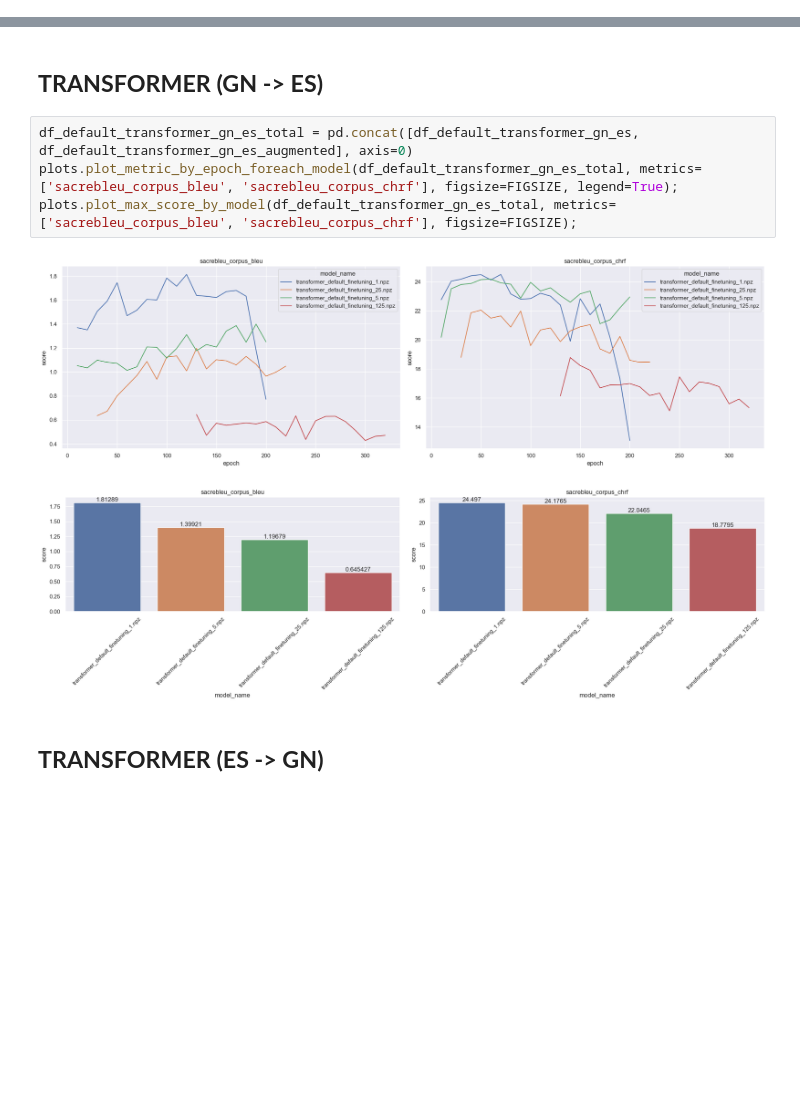
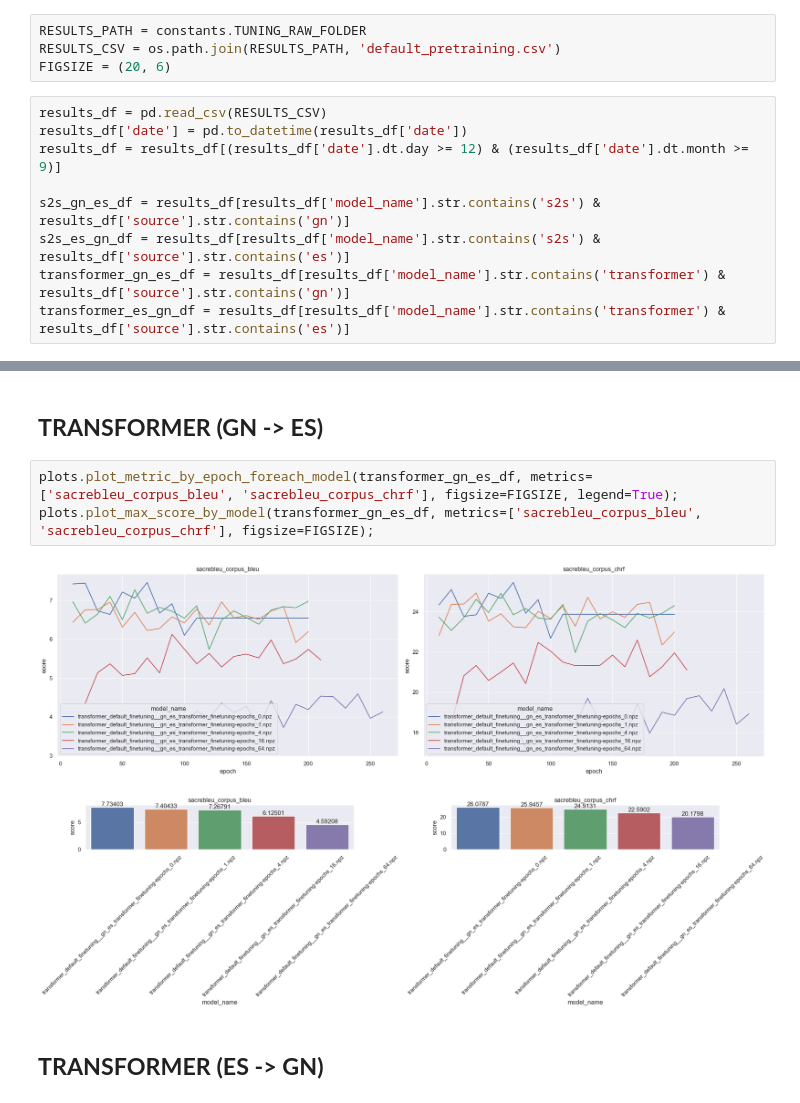
Before and after one commit to baladon-lucas-pardinas/NMT-Translation-gn-es, a Jupyter notebook: notebooks/augmented_tests.ipynb, the cells around one changed output, grey strips where cells are left out. Drawn from its saved outputs; the diff is of its cells as text; blank space fills up the shorter version.

Commit message:
[DOCUMENTATION] results from default pretraining test

```diff
--- a/notebooks/augmented_tests.ipynb
+++ b/notebooks/augmented_tests.ipynb
@@ -35,3 +9,16 @@ df_default_transformer_es_gn = df_default_es_gn[df_default_es_gn['model_name'].s
+# %%
+RESULTS_PATH = constants.TUNING_RAW_FOLDER
+RESULTS_CSV = os.path.join(RESULTS_PATH, 'default_pretraining.csv')
+FIGSIZE = (20, 6)
+# %%
+results_df = pd.read_csv(RESULTS_CSV)
+results_df['date'] = pd.to_datetime(results_df['date'])
+results_df = results_df[(results_df['date'].dt.day >= 12) & (results_df['date'].dt.month >= 9)]
+
+s2s_gn_es_df = results_df[results_df['model_name'].str.contains('s2s') & results_df['source'].str.contains('gn')]
+s2s_es_gn_df = results_df[results_df['model_name'].str.contains('s2s') & results_df['source'].str.contains('es')]
+transformer_gn_es_df = results_df[results_df['model_name'].str.contains('transformer') & results_df['source'].str.contains('gn')]
+transformer_es_gn_df = results_df[results_df['model_name'].str.contains('transformer') & results_df['source'].str.contains('es')]
 # %% [markdown]
 **TODO: 2 GPUS + VER VOCAB**
 # %% [markdown]
@@ -55,12 +40,11 @@ plots.plot_max_score_by_model(df_default_s2s_es_gn_total, metrics=['sacrebleu_co
 # %% [markdown]
 ## **TRANSFORMER (GN -> ES)**
 # %%
-df_default_transformer_gn_es_total = pd.concat([df_default_transformer_gn_es, df_default_transformer_gn_es_augmented], axis=0)
-plots.plot_metric_by_epoch_foreach_model(df_default_transformer_gn_es_total, metrics=['sacrebleu_corpus_bleu', 'sacrebleu_corpus_chrf'], figsize=FIGSIZE, legend=True);
-plots.plot_max_score_by_model(df_default_transformer_gn_es_total, metrics=['sacrebleu_corpus_bleu', 'sacrebleu_corpus_chrf'], figsize=FIGSIZE);
+plots.plot_metric_by_epoch_foreach_model(transformer_gn_es_df, metrics=['sacrebleu_corpus_bleu', 'sacrebleu_corpus_chrf'], figsize=FIGSIZE, legend=True);
+plots.plot_max_score_by_model(transformer_gn_es_df, metrics=['sacrebleu_corpus_bleu', 'sacrebleu_corpus_chrf'], figsize=FIGSIZE);
 # %% [output]
-[figure, old version]
+[figure, new version]
-[figure, old version]
+[figure, new version]
 # %% [markdown]
 ## **TRANSFORMER (ES -> GN)**
 # %%
```
Also changed, not shown: parts of 5 cells of this notebook, 2 other files.
